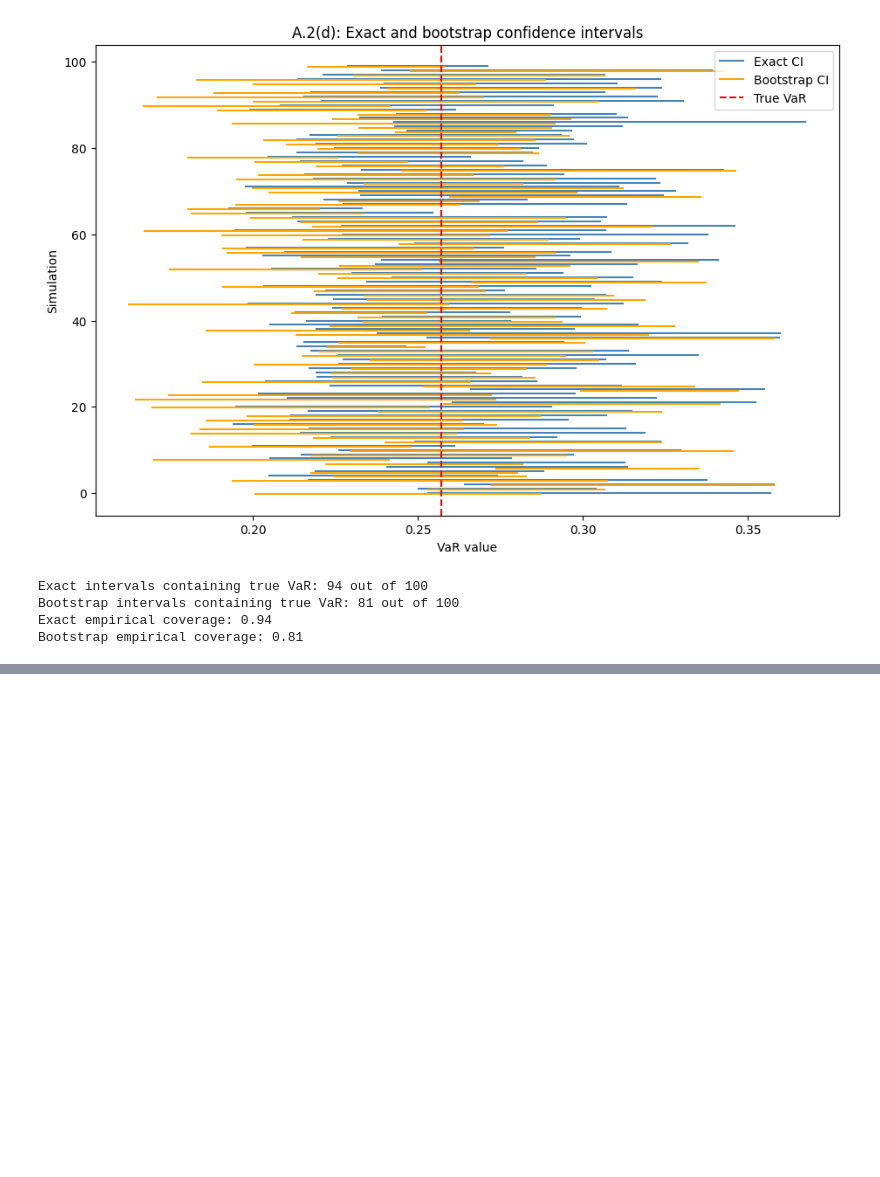
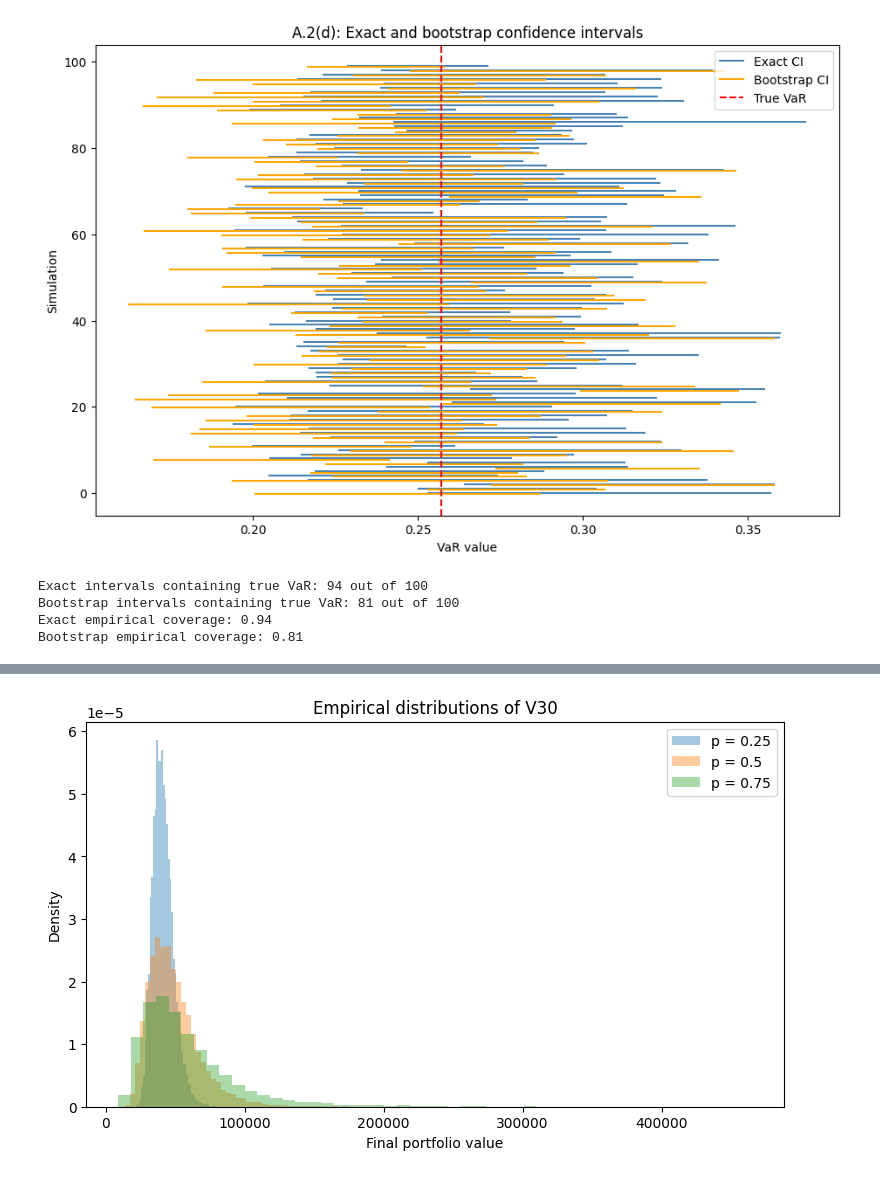
Before and after one commit to tom-fritzdorf/Risk-managment, a Jupyter notebook: Projekt1_William.ipynb, the cells around one changed output, grey strips where cells are left out. Saved outputs shown, nothing was run; the diff lists cells and outputs as text; code cells hidden in the pictures; blank space fills up the shorter version.

```diff
--- a/Projekt1_William.ipynb
+++ b/Projekt1_William.ipynb
@@ -391,0 +394,100 @@ Bootstrap empirical coverage: 0.81
+# %%
+
+import numpy as np
+import matplotlib.pyplot as plt
+
+# Simulation settings
+n = 10000
+T = 30
+
+# Generate random numbers
+np.random.seed(37)
+Z = np.random.normal(0, 1, size=(n, T))
+
+# Parameters
+mu_values = [0.01, 0.03, 0.05]
+sigma_values = [0.10, 0.20, 0.30]
+p_values = [0, 0.25, 0.50, 0.75, 1]
+c_values = [0, 0.25, 0.50, 0.75, 1]
+
+def simulate_portfolio(Z, mu, sigma, p, c):
+    n, T = Z.shape
+    V = np.zeros(n)
+
+    for k in range(T):
+        alpha = p * (1 - c * k / T)
+
+        A = alpha * np.exp(mu + sigma * Z[:, k]) \
+            + (1 - alpha) * np.exp(0.01)
+
+        V = (V + 1000) * A
+
+    return V
+
+# Save the results in a dictionary
+results = {}
+
+for mu in mu_values:
+    for sigma in sigma_values:
+        for p in p_values:
+            for c in c_values:
+
+                V30 = simulate_portfolio(Z, mu, sigma, p, c)
+
+                results[(mu, sigma, p, c)] = V30
+
+# Plot values for p
+plt.figure(figsize=(9, 5))
+
+for p in [0.25, 0.5, 0.75]:
+    V30 = results[(0.03, 0.20, p, 0)]
+
+    plt.hist(V30, bins=50, density=True,
+             alpha=0.4, label=f"p = {p}")
+
+plt.xlabel("Final portfolio value")
+plt.ylabel("Density")
+plt.title("Empirical distributions of V30")
+plt.legend()
+plt.show()
+plt.close()
+
+
+# Plot distributions for different values of c
+plt.figure(figsize=(9, 5))
+
+for c in c_values:
+    V30 = results[(0.03, 0.20, 0.75, c)]
+
+    plt.hist(V30, bins=50, density=True,
+             alpha=0.35, label=f"c = {c}")
+
+plt.xlabel("Final portfolio value")
+plt.ylabel("Density")
+plt.title("Effect of c on the empirical distribution of V30")
+plt.legend()
+plt.show()
+plt.close()
+
+
+# Plot empirical CDFs for different values of p
+
+plt.figure(figsize=(9, 5))
+
+for p in [0.25, 0.5, 0.75]:
+    V30 = results[(0.03, 0.20, p, 0)]
+
+    sorted_V = np.sort(V30)
+    empirical_cdf = np.arange(1, n + 1) / n
+
+    plt.plot(sorted_V, empirical_cdf, label=f"p = {p}")
+
+plt.xlabel("Final portfolio value")
+plt.ylabel("Empirical CDF")
+plt.title("Empirical CDF of V30 for different values of p")
+plt.legend()
+plt.grid()
+plt.show()
+plt.close()
+# %% [output]
+[figure, added]
```
Also changed, not shown: parts of 6 cells of this notebook.
